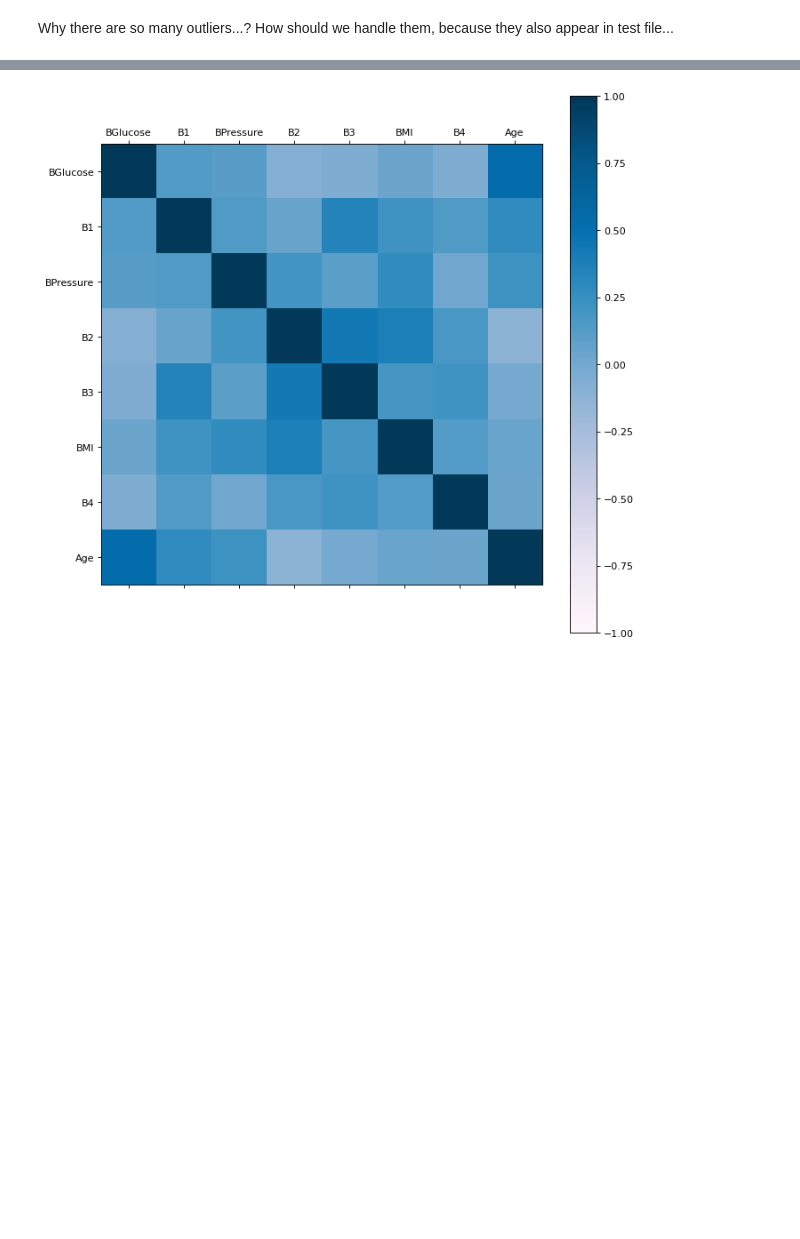
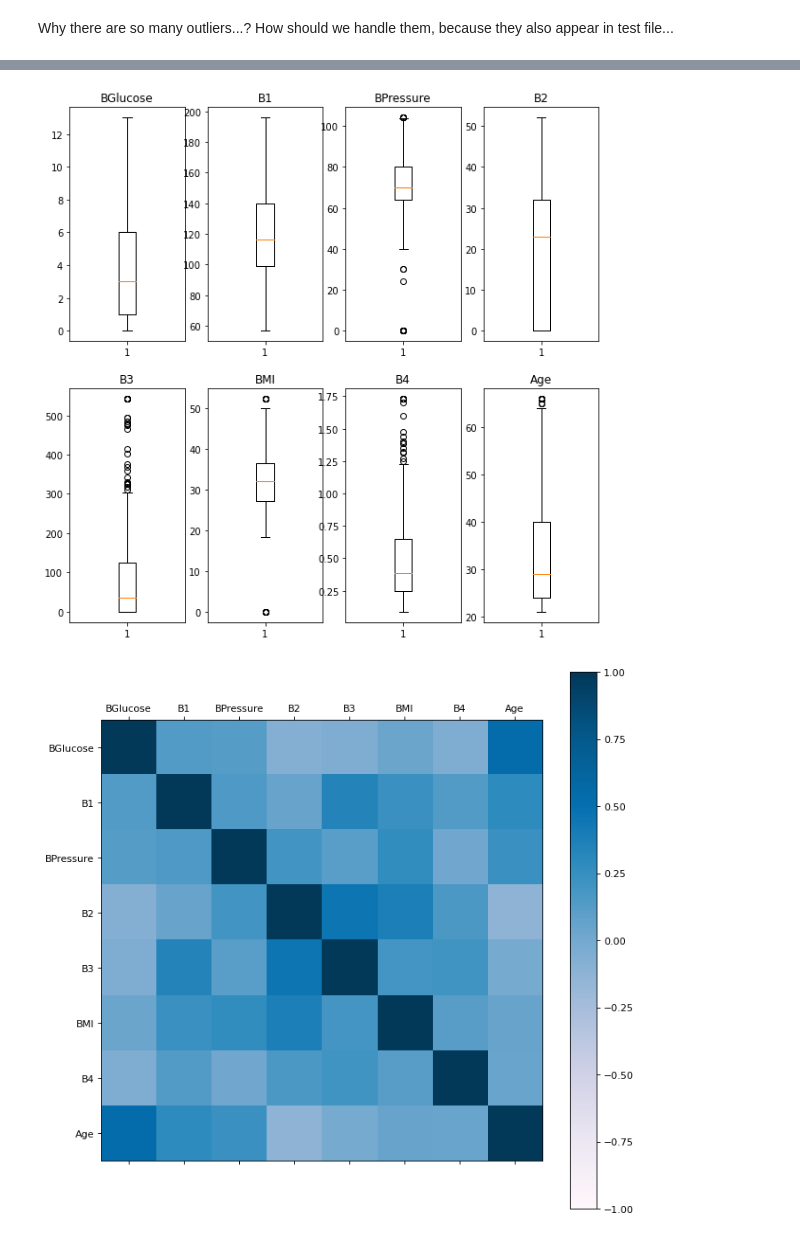
Before and after one commit to nilvng/COSC2573-ML, a Jupyter notebook: A1/main.ipynb, the cells around one changed output, grey strips where cells are left out. Cells and saved outputs as stored; diff of their text form; code cells hidden in the pictures; blank space fills up the shorter version.

```diff
--- a/A1/main.ipynb
+++ b/A1/main.ipynb
@@ -142,3 +180,17 @@ Why there are so many outliers...? How should we handle them, because they also
+# %%
+# Boxplot after removing outliers
+import math
+fig, ax = plt.subplots(2,4,figsize=(10,10))
+
+n = len(df.columns)
+for i, col in enumerate(df.columns):
+    if math.floor(i / 4) >= len(ax):
+        continue
+    ax_col = ax[math.floor(i / 4), i % 4]
+    ax_col.boxplot(df[col])
+    ax_col.set_title(col)
+# %% [output]
+[figure, added]
 # %%
 # heatmap
 correlations = df.corr()
```
Also changed, not shown: parts of 15 cells of this notebook, 3 other files.
